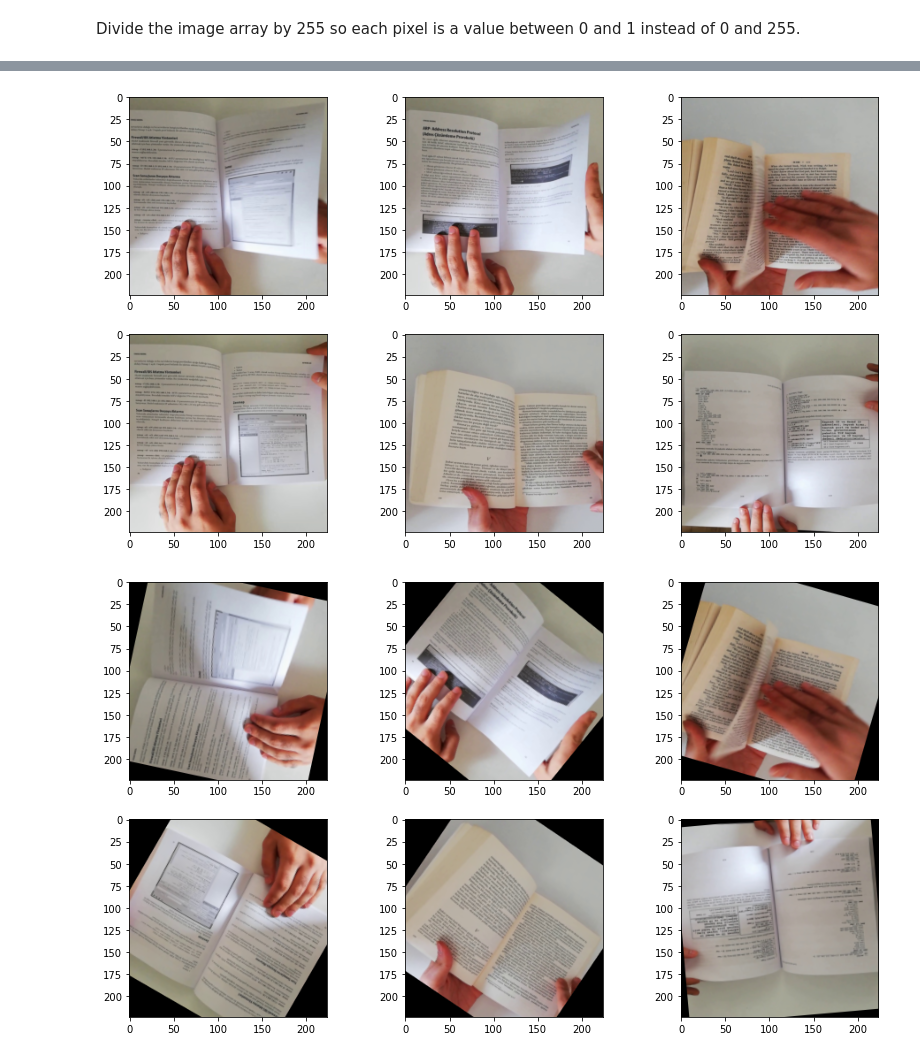
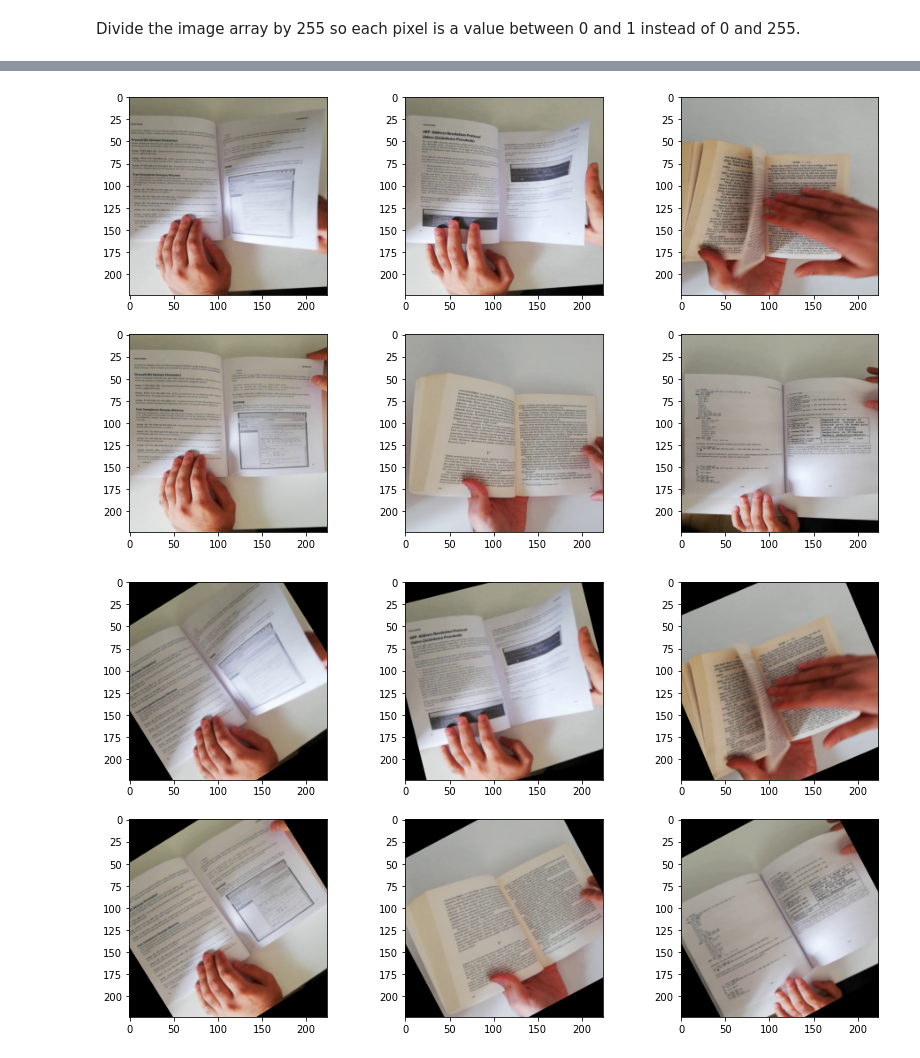
Before and after one commit to c-woo/MonReader, a Jupyter notebook: Untitled.ipynb, the cells around one changed output, grey strips where cells are left out. Drawn from its saved outputs; the diff is of its cells as text; code cells hidden in the pictures.

```diff
--- a/Untitled.ipynb
+++ b/Untitled.ipynb
@@ -80,7 +80,7 @@ Most of the pictures have a lot of dead space on the bottom below the book so I'
 # %%
 ## crop picture
 
-testpics = [x[150:1500] for x in testpics]
+testpics = [x[100:1600] for x in testpics]
 plt.figure(figsize=(14, 8))
 for i in range(6):
     ax = plt.subplot(2, 3, i+1)
@@ -147,17 +147,17 @@ for i in range(6):
     ax = plt.subplot(2, 3, i+1)
     plt.imshow(testpics[i])
 # %% [output]
-[figure, old version]
+[figure, new version]
 # %%
 ## rotate the images by a random degree between 0 and 180
 
-testpics = [rotate(x, random.randint(0, 360)) for x in testpics]
+testpics = [rotate(x, random.randint(0, 45)) for x in testpics]
 plt.figure(figsize=(14, 8))
 for i in range(6):
     ax = plt.subplot(2, 3, i+1)
     plt.imshow(testpics[i])
 # %% [output]
-[figure, old version]
+[figure, new version]
 # %%
 afine_tf = AffineTransform(shear=0.1)
 shear = [warp(x, inverse_map=afine_tf) for x in testpics]
```
Also changed, not shown: parts of 58 cells of this notebook.
